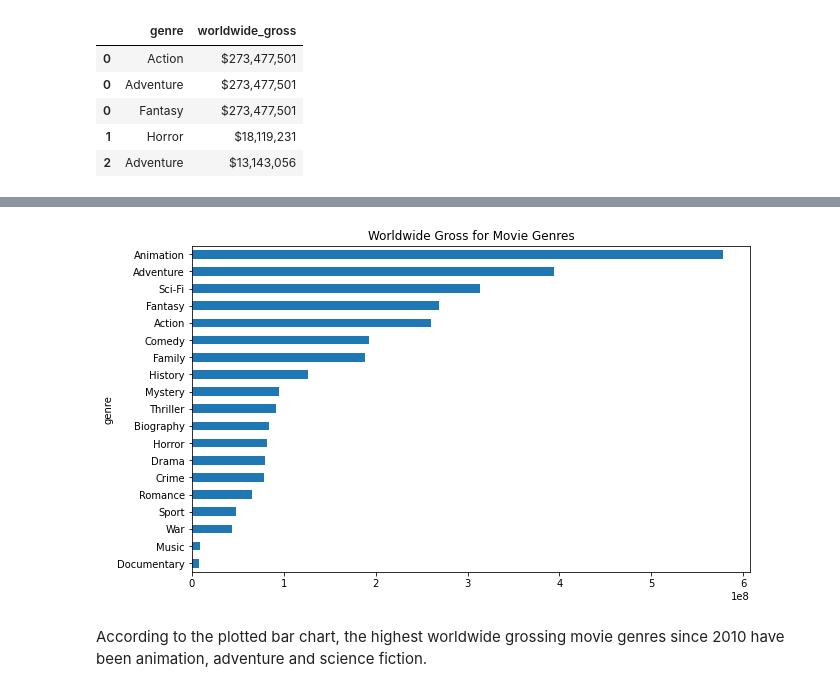
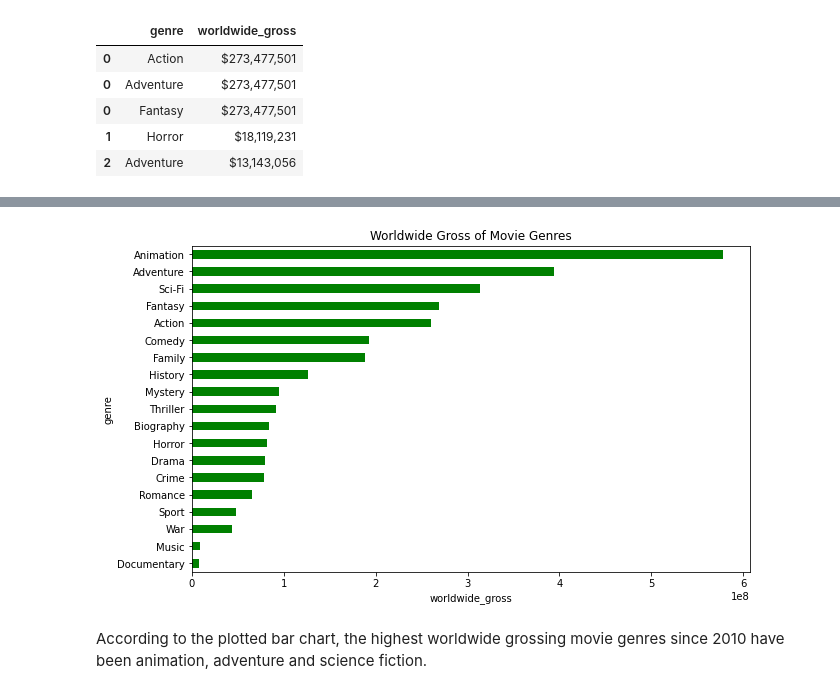
Before and after one commit to VolhaP87/Microsoft_Movie_Analysis, a Jupyter notebook: student.ipynb, the cells around one changed output, grey strips where cells are left out. Drawn from its saved outputs; the diff is of its cells as text; code cells hidden in the pictures.

```diff
--- a/student.ipynb
+++ b/student.ipynb
@@ -351,10 +351,11 @@ Animation      5.785690e+08
 Name: worldwide_gross, dtype: float64
 # %%
 # Plot the graph
-g = gross_genre_new.plot(kind = 'barh', figsize = (10,6), title = "Worldwide Gross for Movie Genres")
-g.figure.savefig('images')
+g = gross_genre_new.plot(kind = 'barh', figsize = (10,6), title = "Worldwide Gross of Movie Genres", color = 'green')
+g.set_xlabel('worldwide_gross')
+g.figure.savefig('gross_genre')
 # %% [output]
-[figure, old version]
+[figure, new version]
 # %% [markdown]
 According to the plotted bar chart, the highest worldwide grossing movie genres since 2010 have been animation, adventure and science fiction.
 # %% [markdown]
```
Also changed, not shown: parts of 4 cells of this notebook, 5 other files.
